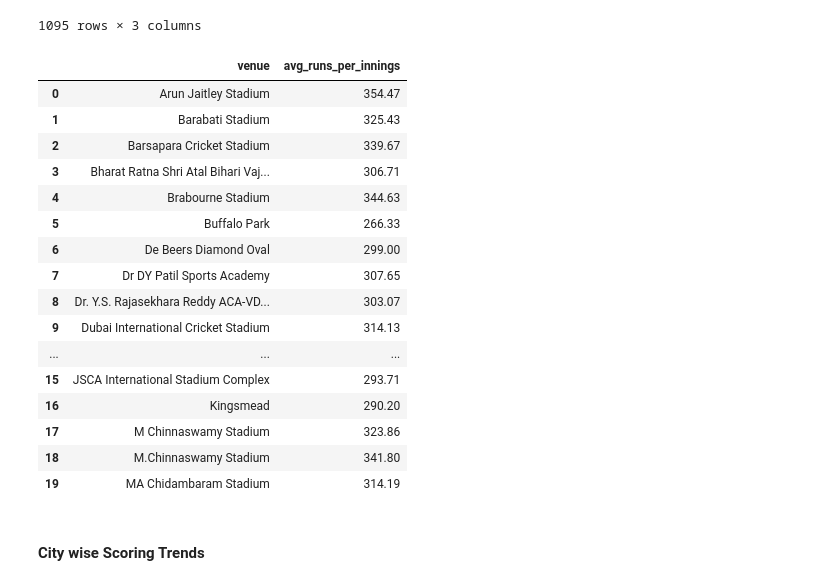
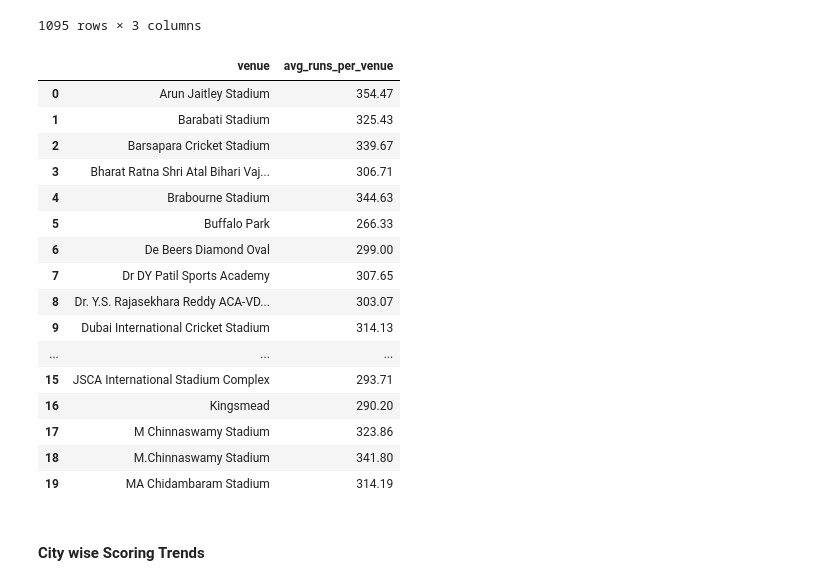
Before and after one commit to amitkr069/DataAnalysisPipeline, a Jupyter notebook: data_analysis.ipynb, the cells around one changed output. Saved outputs shown, nothing was run; the diff lists cells and outputs as text; code cells hidden in the pictures.

```diff
--- a/data_analysis.ipynb
+++ b/data_analysis.ipynb
@@ -1442,14 +1444,14 @@ venue_runs
 # %%
 average_runs_each_venue = (
     venue_runs
     .groupby('venue')['venue_runs_per_match']
     .mean()
-    .reset_index(name='avg_runs_per_innings')
+    .reset_index(name='avg_runs_per_venue')
     .round(2)
 )
 average_runs_each_venue.head(20)
 # %% [output]
-|  | venue | avg_runs_per_innings |
+|  | venue | avg_runs_per_venue |
 | 0 | Arun Jaitley Stadium | 354.47 |
 | 1 | Barabati Stadium | 325.43 |
 | 2 | Barsapara Cricket Stadium | 339.67 |
```
Also changed, not shown: parts of 10 cells of this notebook.
